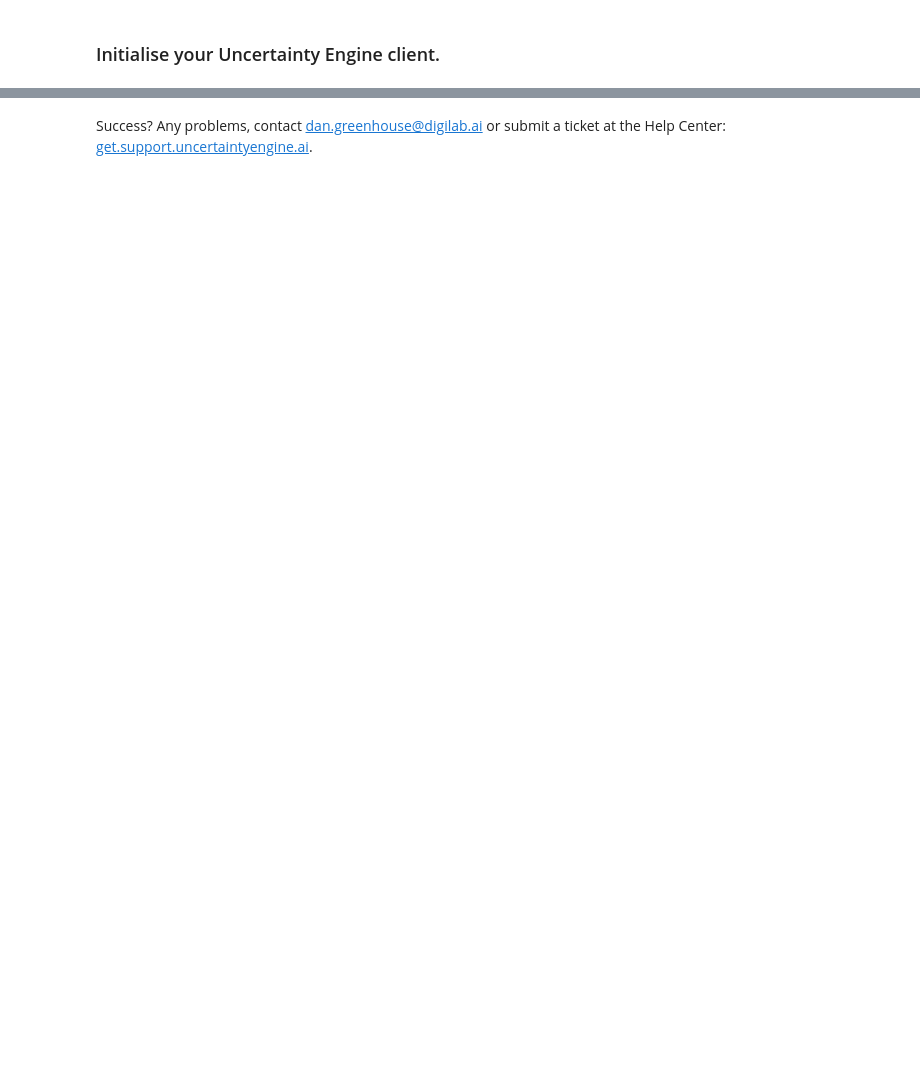
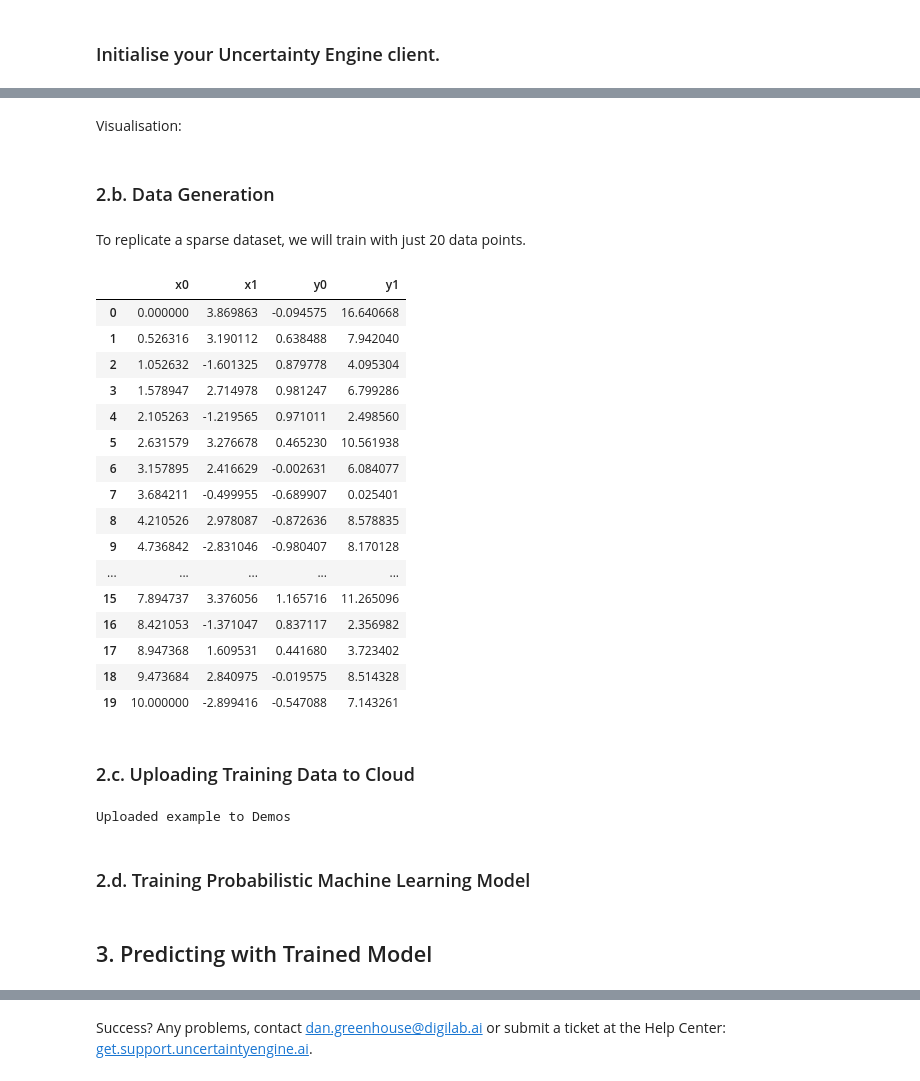
Before and after one commit to digiLab-ai/ue-sdk-helper, a Jupyter notebook: notebooks/03_train_model_workflow.ipynb, the cells around one changed output, grey strips where cells are left out. Drawn from its saved outputs; the diff is of its cells as text; code cells hidden in the pictures; blank space fills up the shorter version.

```diff
--- a/notebooks/03_train_model_workflow.ipynb
+++ b/notebooks/03_train_model_workflow.ipynb
@@ -199,0 +300,2 @@ def train_and_save_model_workflow(client,
+# %% [markdown]
+Visualisation:
@@ -199,0 +462,2 @@ def train_and_save_model_workflow(client,
+# %% [markdown]
+### 2.b. Data Generation
@@ -199,0 +524,42 @@ def train_and_save_model_workflow(client,
+# %% [markdown]
+To replicate a sparse dataset, we will train with just 20 data points.
+# %%
+input_names = ["x0", "x1"]
+output_names = ["y0", "y1"]
+filename = "example"
+filepath = f"{filename}.csv"
+n_points = 20
+make_data(input_names=input_names,
+          output_names=output_names,
+          filepath=filepath,
+          n_points=n_points)
+# %% [output]
+|  | x0 | x1 | y0 | y1 |
+| 0 | 0.000000 | 3.869863 | -0.094575 | 16.640668 |
+| 1 | 0.526316 | 3.190112 | 0.638488 | 7.942040 |
+| 2 | 1.052632 | -1.601325 | 0.879778 | 4.095304 |
+| 3 | 1.578947 | 2.714978 | 0.981247 | 6.799286 |
+| 4 | 2.105263 | -1.219565 | 0.971011 | 2.498560 |
+| 5 | 2.631579 | 3.276678 | 0.465230 | 10.561938 |
+| 6 | 3.157895 | 2.416629 | -0.002631 | 6.084077 |
+| 7 | 3.684211 | -0.499955 | -0.689907 | 0.025401 |
+| 8 | 4.210526 | 2.978087 | -0.872636 | 8.578835 |
+| 9 | 4.736842 | -2.831046 | -0.980407 | 8.170128 |
+| ... | ... | ... | ... | ... |
+| 15 | 7.894737 | 3.376056 | 1.165716 | 11.265096 |
+| 16 | 8.421053 | -1.371047 | 0.837117 | 2.356982 |
+| 17 | 8.947368 | 1.609531 | 0.441680 | 3.723402 |
+| 18 | 9.473684 | 2.840975 | -0.019575 | 8.514328 |
+| 19 | 10.000000 | -2.899416 | -0.547088 | 7.143261 |
+# %% [markdown]
+### 2.c. Uploading Training Data to Cloud
+# %%
+upload_dataset(client=client,
+               project_name=PROJECT_NAME,
+               dataset_name=filename,
+               file_path=filepath,
+               is_replace=True)
+# %% [output]
+Uploaded example to Demos
+# %% [markdown]
+### 2.d. Training Probabilistic Machine Learning Model
@@ -199,0 +574,2 @@ def train_and_save_model_workflow(client,
+# %% [markdown]
+## 3. Predicting with Trained Model
```
Also changed, not shown: parts of 32 cells of this notebook.
